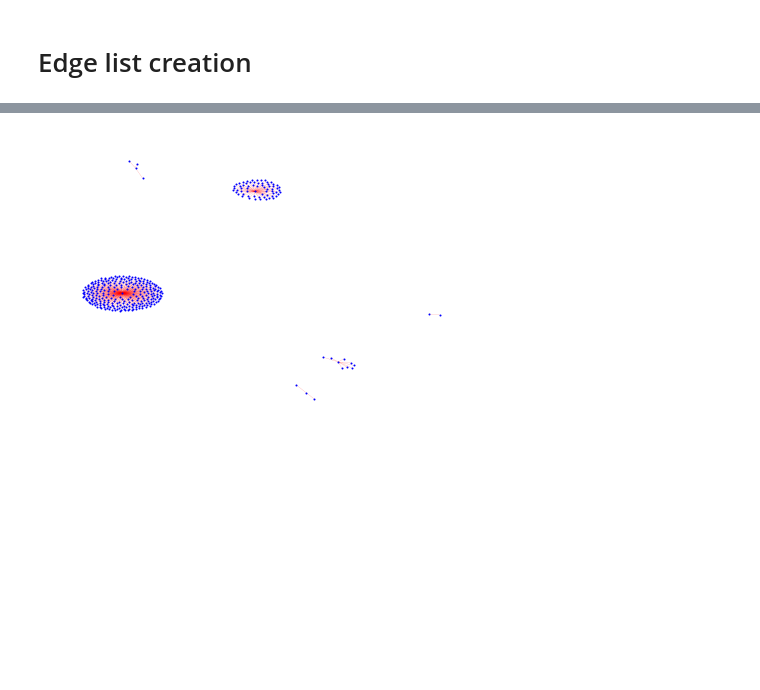
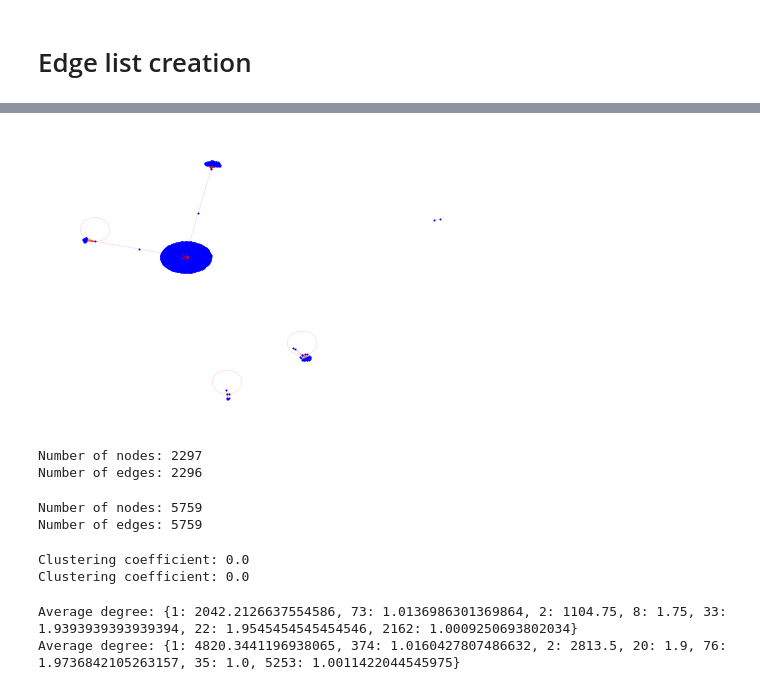
Before and after one commit to ChristopheBroillet/twitter-ukraine-conflict, a Jupyter notebook: twitter_api.ipynb, the cells around one changed output, grey strips where cells are left out. Cells and saved outputs as stored; diff of their text form; code cells hidden in the pictures; blank space fills up the shorter version.

```diff
--- a/twitter_api.ipynb
+++ b/twitter_api.ipynb
@@ -207,0 +236,4 @@ edgelists_likers_df
+# %%
+# load edgelists retweeters and liking from csv files to edgelists_df dataframe
+edgelists_retweeters_df = pd.read_csv(Path(f"edgelists/retweeters.csv"))
+edgelists_likers_df = pd.read_csv(Path(f"edgelists/liking.csv"))
@@ -207,0 +265,11 @@ edgelists_likers_df
+# %%
+# in edgelists_likers_df rename column liker_id to user_id
+edgelists_likers_df.rename(columns={"liker_id": "user_id"}, inplace=True)
+
+# in edgelists_retweeters_df rename column retweeter_id to user_id
+edgelists_retweeters_df.rename(columns={"retweeter_id": "user_id"}, inplace=True)
+
+# concat edgelists_likers_df and edgelists_retweeters_df
+edgelists_df = pd.concat([edgelists_likers_df, edgelists_retweeters_df])
+
+edgelists_df
@@ -207,0 +341,4 @@ edgelists_likers_df
+# %%
+# load edgelists_retweeters_df and edgelists_likers_df to networkx
+G_retweeters = nx.from_pandas_edgelist(edgelists_retweeters_df, source='author_id', target='retweeter_id')
+G_likers = nx.from_pandas_edgelist(edgelists_likers_df, source='author_id', target='liker_id')
@@ -208,8 +349,36 @@ edgelists_likers_df
 # %%
-# load edgelists_retweeters_df to networkx
-G_retweeters = nx.from_pandas_edgelist(edgelists_retweeters_df, source='retweeter_id', target='tweet_id')
-
-# draw networkx graph with networkx and matplotlib libraries
 nx.draw(G_retweeters, with_labels=False, node_size=1, node_color='blue', edge_color='red', width=0.1)
 # %% [output]
-[figure, old version]
+[figure, new version]
+# %%
+# stats of retweeters network
+print(f"Number of nodes: {len(G_retweeters.nodes())}")
+print(f"Number of edges: {len(G_retweeters.edges())}")
+# %% [output]
+Number of nodes: 2297
+Number of edges: 2296
+# %%
+# stats of likers network
+print(f"Number of nodes: {len(G_likers.nodes())}")
+print(f"Number of edges: {len(G_likers.edges())}")
+# %% [output]
+Number of nodes: 5759
+Number of edges: 5759
+# %%
+# clustering coefficient of retweeters network
+print(f"Clustering coefficient: {nx.average_clustering(G_retweeters)}")
+
+# clustering coefficient of likers network
+print(f"Clustering coefficient: {nx.average_clustering(G_likers)}")
+# %% [output]
+Clustering coefficient: 0.0
+Clustering coefficient: 0.0
+# %%
+# average degree of retweeters network
+print(f"Average degree: {nx.average_degree_connectivity(G_retweeters)}")
+
+# average degree of likers network
+print(f"Average degree: {nx.average_degree_connectivity(G_likers)}")
+# %% [output]
+Average degree: {1: 2042.2126637554586, 73: 1.0136986301369864, 2: 1104.75, 8: 1.75, 33: 1.9393939393939394, 22: 1.9545454545454546, 2162: 1.0009250693802034}
+Average degree: {1: 4820.3441196938065, 374: 1.0160427807486632, 2: 2813.5, 20: 1.9, 76: 1.9736842105263157, 35: 1.0, 5253: 1.0011422044545975}
```
Also changed, not shown: parts of 16 cells of this notebook, 3 other files.
